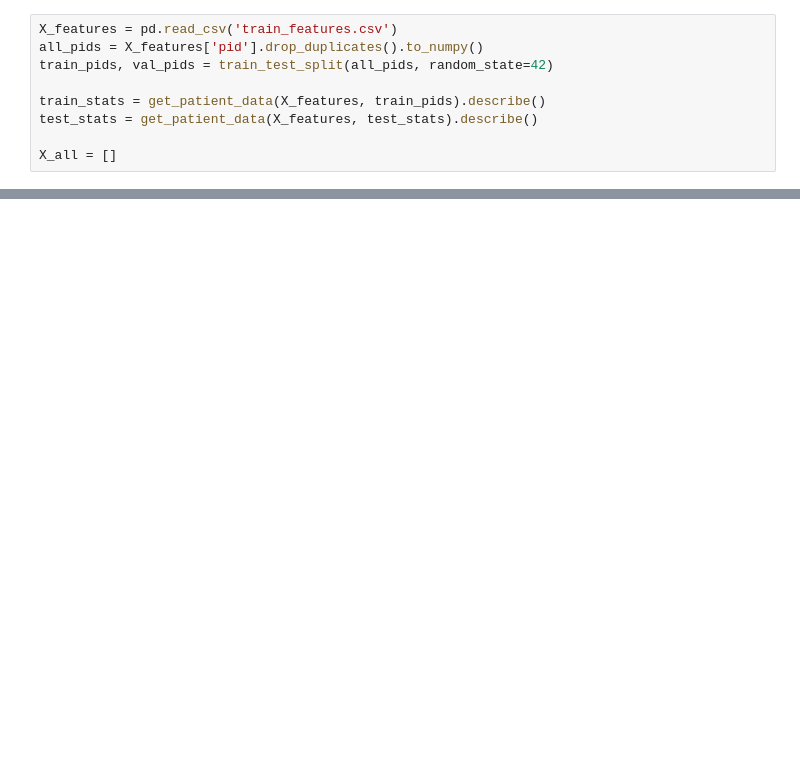
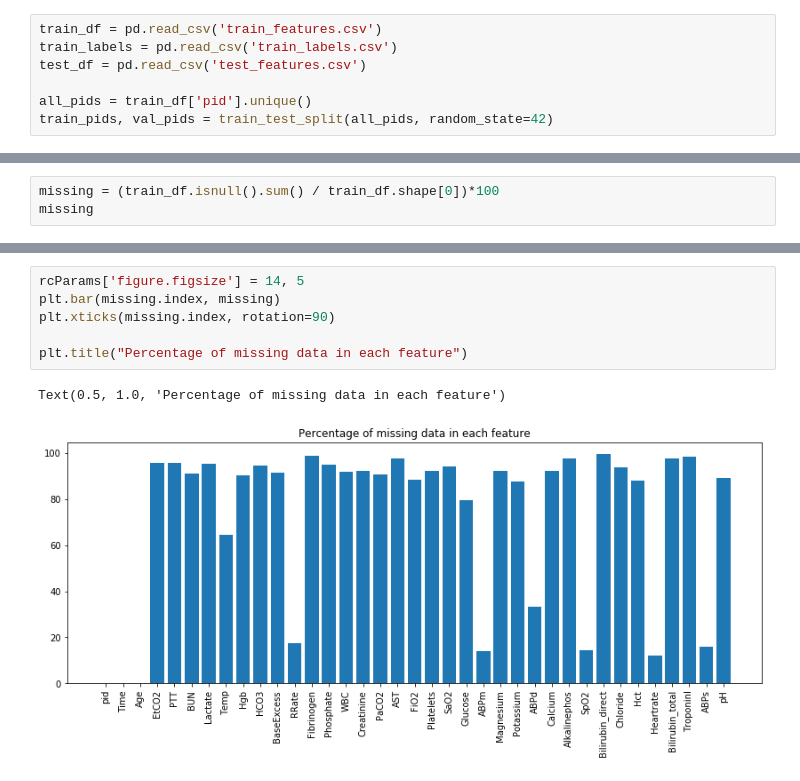
Before and after one commit to remo48/iml2020, a Jupyter notebook: task2/Untitled.ipynb, the cells around one changed output, grey strips where cells are left out. Saved outputs shown, nothing was run; the diff lists cells and outputs as text; blank space fills up the shorter version.

```diff
--- a/task2/Untitled.ipynb
+++ b/task2/Untitled.ipynb
@@ -30,10 +38,8 @@ def impute_variable(X_pid, var, strategy, stats):
     return []
 # %%
-X_features = pd.read_csv('train_features.csv')
-all_pids = X_features['pid'].drop_duplicates().to_numpy()
+train_df = pd.read_csv('train_features.csv')
+train_labels = pd.read_csv('train_labels.csv')
+test_df = pd.read_csv('test_features.csv')
+
+all_pids = train_df['pid'].unique()
 train_pids, val_pids = train_test_split(all_pids, random_state=42)
-
-train_stats = get_patient_data(X_features, train_pids).describe()
-test_stats = get_patient_data(X_features, test_stats).describe()
-
-X_all = []
@@ -50,0 +91,3 @@ X_all = []
+# %%
+missing = (train_df.isnull().sum() / train_df.shape[0])*100
+missing
@@ -50,0 +112,9 @@ X_all = []
+# %%
+rcParams['figure.figsize'] = 14, 5
+plt.bar(missing.index, missing)
+plt.xticks(missing.index, rotation=90)
+
+plt.title("Percentage of missing data in each feature")
+# %% [output]
+Text(0.5, 1.0, 'Percentage of missing data in each feature')
+[figure, added]
```
Also changed, not shown: parts of 11 cells of this notebook, 14 other files.
